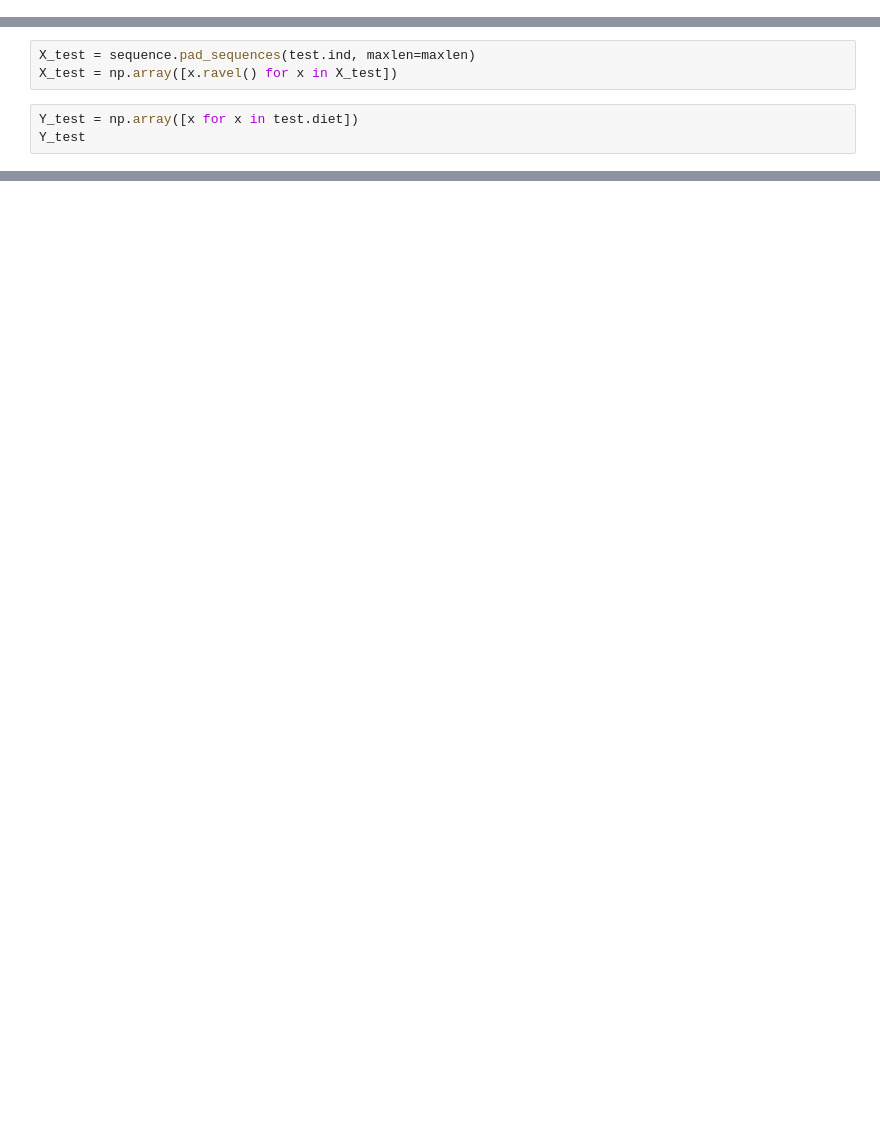
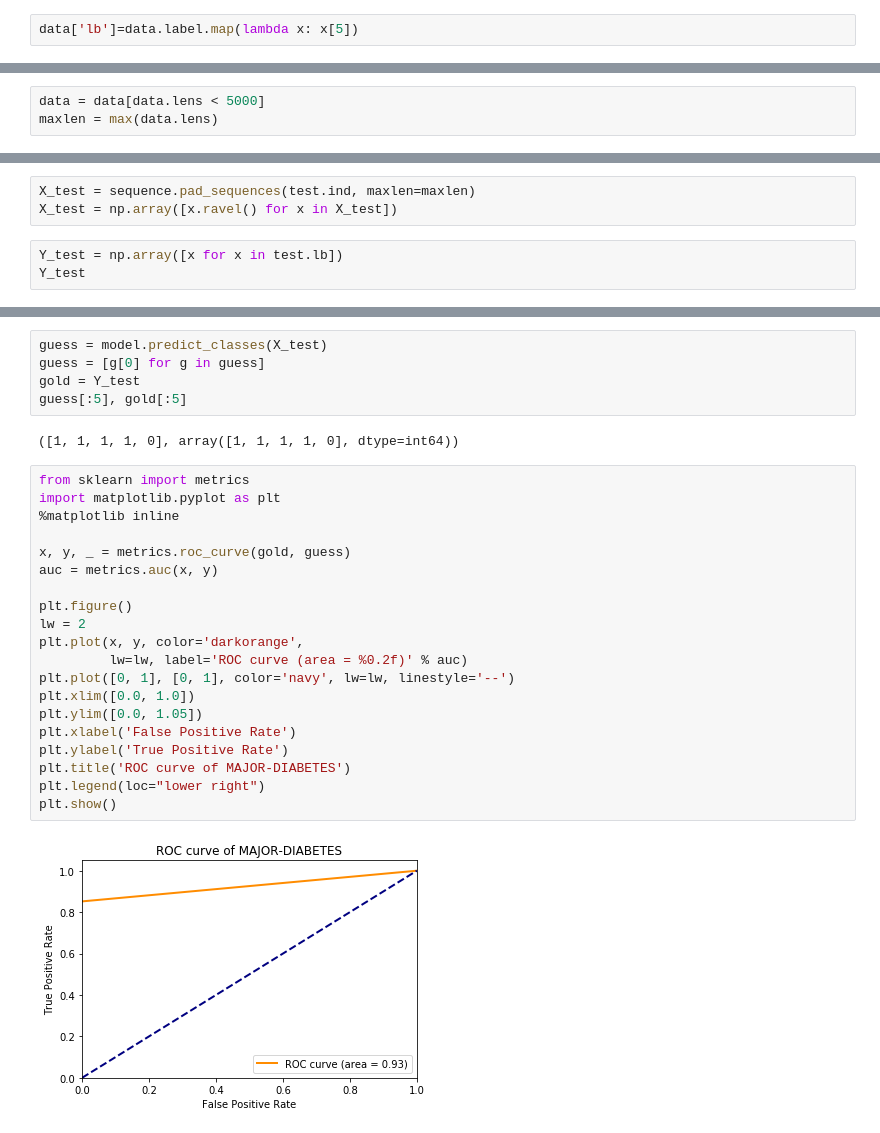
Before and after one commit to RezaSadeghiWSU/Deep-Learning-1, a Jupyter notebook: Eval.ipynb, the cells around one changed output, grey strips where cells are left out. Saved outputs shown, nothing was run; the diff lists cells and outputs as text; blank space fills up the shorter version.

```diff
--- a/Eval.ipynb
+++ b/Eval.ipynb
@@ -34 +18,3 @@ datac.head()
+# %%
+data['lb']=data.label.map(lambda x: x[5])
 # %%
@@ -56,0 +36,3 @@ maxlen
+# %%
+data = data[data.lens < 5000]
+maxlen = max(data.lens)
@@ -58,6 +48,6 @@ maxlen
 X_test = sequence.pad_sequences(test.ind, maxlen=maxlen)
 X_test = np.array([x.ravel() for x in X_test])
 # %%
-Y_test = np.array([x for x in test.diet])
+Y_test = np.array([x for x in test.lb])
 Y_test
 # %% [output]
@@ -99,0 +122,29 @@ print('Test accuracy:', score[1])
+# %%
+guess = model.predict_classes(X_test)
+guess = [g[0] for g in guess]
+gold = Y_test
+guess[:5], gold[:5]
+# %% [output]
+([1, 1, 1, 1, 0], array([1, 1, 1, 1, 0], dtype=int64))
+# %%
+from sklearn import metrics
+import matplotlib.pyplot as plt
+%matplotlib inline
+
+x, y, _ = metrics.roc_curve(gold, guess)
+auc = metrics.auc(x, y)
+
+plt.figure()
+lw = 2
+plt.plot(x, y, color='darkorange',
+         lw=lw, label='ROC curve (area = %0.2f)' % auc)
+plt.plot([0, 1], [0, 1], color='navy', lw=lw, linestyle='--')
+plt.xlim([0.0, 1.0])
+plt.ylim([0.0, 1.05])
+plt.xlabel('False Positive Rate')
+plt.ylabel('True Positive Rate')
+plt.title('ROC curve of MAJOR-DIABETES')
+plt.legend(loc="lower right")
+plt.show()
+# %% [output]
+[figure, added]
```
Also changed, not shown: parts of 24 cells of this notebook, 8 other files.
